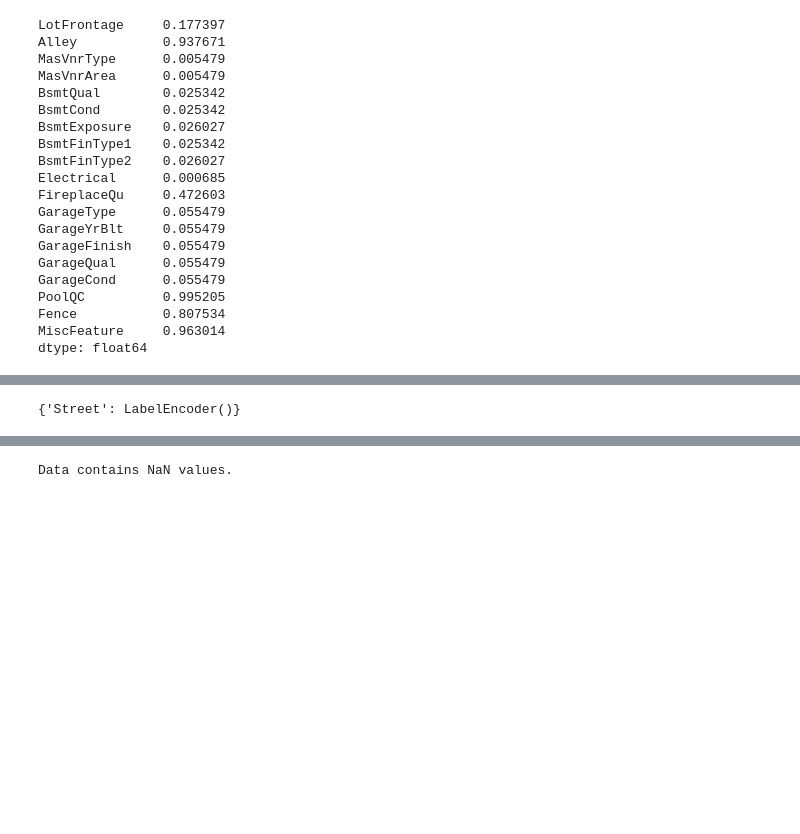
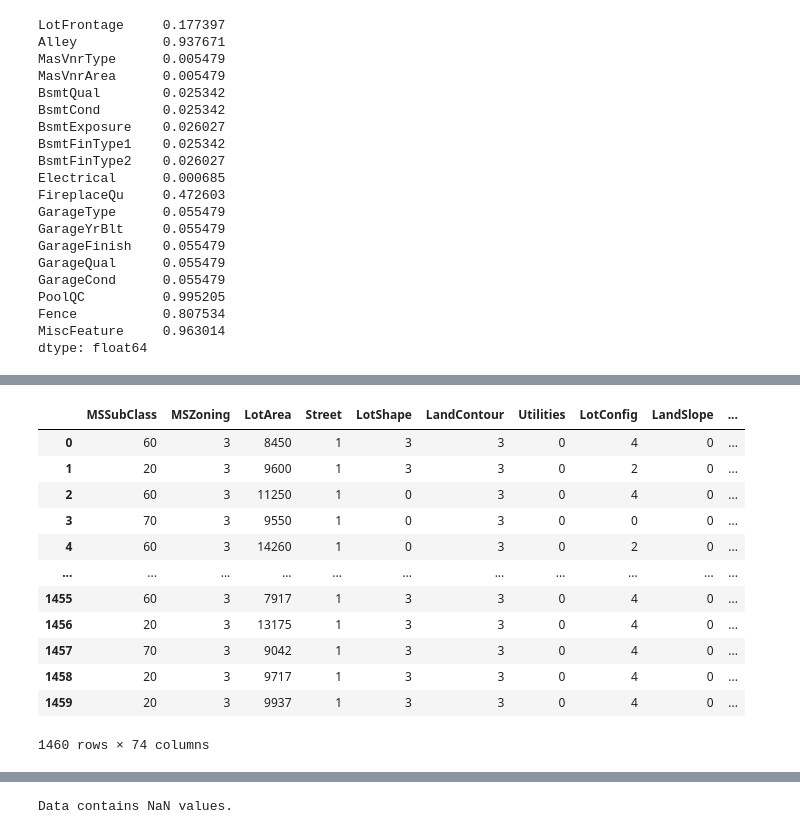
Before and after one commit to RaffiMusfara26/Tugas-2-Praktikum-Sains-Data, a Jupyter notebook: Tugas Praktikum Sains Data 2.ipynb, the cells around one changed output, grey strips where cells are left out. Saved outputs shown, nothing was run; the diff lists cells and outputs as text; code cells hidden in the pictures; blank space fills up the shorter version.

```diff
--- a/Tugas Praktikum Sains Data 2.ipynb
+++ b/Tugas Praktikum Sains Data 2.ipynb
@@ -1124,21 +363,37 @@ print(sale)
 # %%
 from sklearn.preprocessing import LabelEncoder
 
 # create a dictionary to map each categorical variable to its corresponding LabelEncoder object
 le_dict = {}
 
 def encode_categorical(sale, var):
     le = LabelEncoder()
     sale[var] = sale[var].astype(str)  # convert the column to string type
     sale[var] = le.fit_transform(sale[var])
     le_dict[var] = le
     return sale
 
-# example usage
-sale = encode_categorical(sale, 'Street')
-print(le_dict)  # should print {'Street': LabelEncoder()}
+# example usage #ini gw persingkat juga, jadi cell yang dibawah gak usah di run lagi
+cat_features = sale.select_dtypes(include=['object'])
+for column in cat_features.columns:
+    sale=encode_categorical(sale,column)
+#sale = encode_categorical(sale, 'Street')
+#print(le_dict)  # should print {'Street': LabelEncoder()}
+sale
 # %% [output]
+|  | MSSubClass | MSZoning | LotArea | Street | LotShape | LandContour | Utilities | LotConfig | LandSlope | ... |
+| 0 | 60 | 3 | 8450 | 1 | 3 | 3 | 0 | 4 | 0 | ... |
+| 1 | 20 | 3 | 9600 | 1 | 3 | 3 | 0 | 2 | 0 | ... |
+| 2 | 60 | 3 | 11250 | 1 | 0 | 3 | 0 | 4 | 0 | ... |
+| 3 | 70 | 3 | 9550 | 1 | 0 | 3 | 0 | 0 | 0 | ... |
+| 4 | 60 | 3 | 14260 | 1 | 0 | 3 | 0 | 2 | 0 | ... |
+| ... | ... | ... | ... | ... | ... | ... | ... | ... | ... | ... |
+| 1455 | 60 | 3 | 7917 | 1 | 3 | 3 | 0 | 4 | 0 | ... |
+| 1456 | 20 | 3 | 13175 | 1 | 3 | 3 | 0 | 4 | 0 | ... |
+| 1457 | 70 | 3 | 9042 | 1 | 3 | 3 | 0 | 4 | 0 | ... |
+| 1458 | 20 | 3 | 9717 | 1 | 3 | 3 | 0 | 4 | 0 | ... |
+| 1459 | 20 | 3 | 9937 | 1 | 3 | 3 | 0 | 4 | 0 | ... |
-{'Street': LabelEncoder()}
+1460 rows × 74 columns
 # %%
 encode_categorical(sale, 'MSZoning')
 encode_categorical(sale, 'Street')
```
Also changed, not shown: parts of 111 cells of this notebook, 1 other file.
